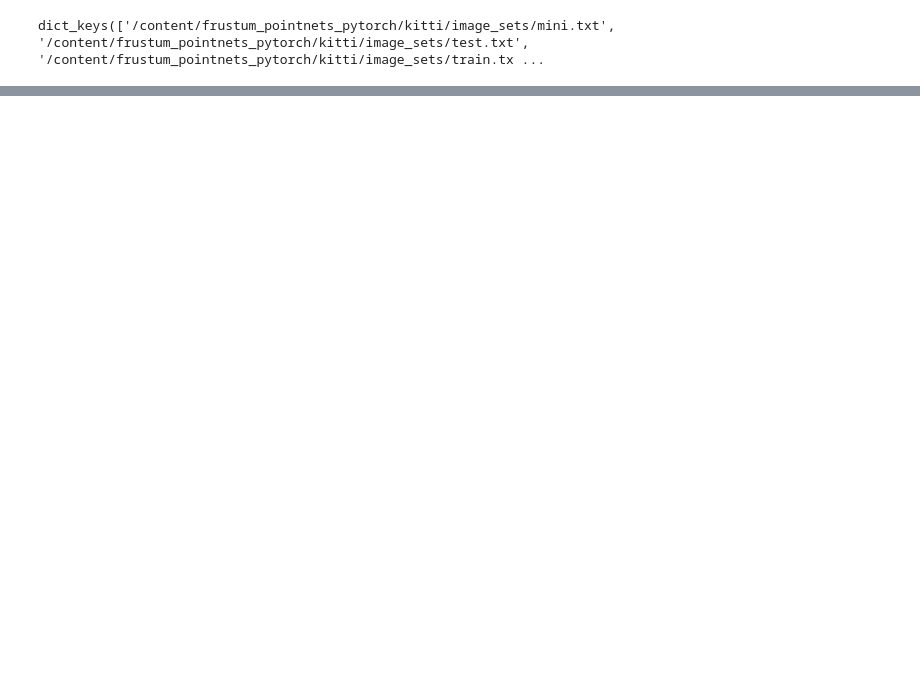
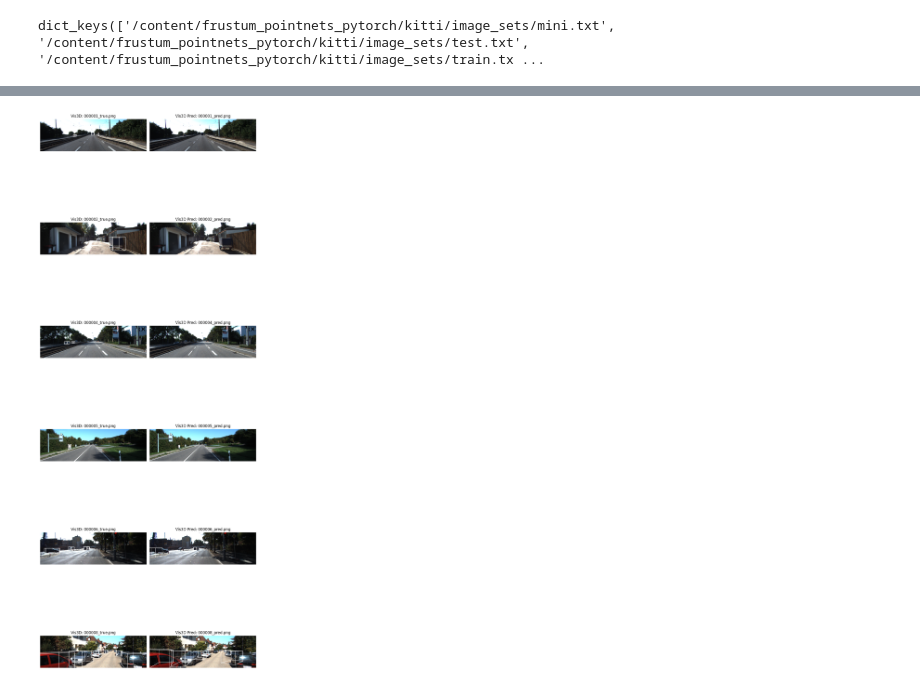
Before and after one commit to bcorrad/frustum_pointnets_pytorch, a Jupyter notebook: Frustum_Pointnets_demo.ipynb, the cells around one changed output, grey strips where cells are left out. Saved outputs shown, nothing was run; the diff lists cells and outputs as text; code cells hidden in the pictures; blank space fills up the shorter version.

```diff
--- a/Frustum_Pointnets_demo.ipynb
+++ b/Frustum_Pointnets_demo.ipynb
@@ -418,0 +402,47 @@ for filename in os.listdir("/content/frustum_pointnets_pytorch/dataset/KITTI/obj
+# %%
+# Show a Nx2 grid of images from /content/frustum_pointnets_pytorch/dataset/KITTI/object/training/vis3d (Left column)
+#  and /content/frustum_pointnets_pytorch/dataset/KITTI/object/training/vis3d_pred (Right column)
+import os
+import matplotlib.pyplot as plt
+from PIL import Image
+import cv2
+import matplotlib.pyplot as plt
+
+# Paths to the directories containing the images
+vis3d_dir = "/content/frustum_pointnets_pytorch/dataset/KITTI/object/training/vis3d"
+vis3d_pred_dir = "/content/frustum_pointnets_pytorch/dataset/KITTI/object/training/vis3d_pred"
+
+# Get sorted lists of image filenames
+vis3d_images = sorted(os.listdir(vis3d_dir))
+vis3d_pred_images = sorted(os.listdir(vis3d_pred_dir))
+
+# Ensure the two directories have the same number of images
+num_images = min(len(vis3d_images), len(vis3d_pred_images))
+
+# Number of rows for the grid
+num_rows = num_images
+
+# Plot images in an Nx2 grid
+fig, axes = plt.subplots(num_rows, 2, figsize=(10, num_rows * 5))
+for i in range(num_rows):
+    # Load images
+    vis3d_img = cv2.imread(os.path.join(vis3d_dir, vis3d_images[i]))
+    vis3d_img = cv2.cvtColor(vis3d_img, cv2.COLOR_BGR2RGB)  # Convert BGR to RGB
+    vis3d_pred_img = cv2.imread(os.path.join(vis3d_pred_dir, vis3d_pred_images[i]))
+    vis3d_pred_img = cv2.cvtColor(vis3d_pred_img, cv2.COLOR_BGR2RGB)  # Convert BGR to RGB
+
+    # Plot vis3d image (Left column)
+    axes[i, 0].imshow(vis3d_img)
+    axes[i, 0].set_title(f"Vis3D: {vis3d_images[i]}")
+    axes[i, 0].axis("off")
+
+    # Plot vis3d_pred image (Right column)
+    axes[i, 1].imshow(vis3d_pred_img)
+    axes[i, 1].set_title(f"Vis3D Pred: {vis3d_pred_images[i]}")
+    axes[i, 1].axis("off")
+
+# Adjust layout
+plt.tight_layout()
+plt.show()
+# %% [output]
+[figure, added]
```
Also changed, not shown: parts of 9 cells of this notebook.
